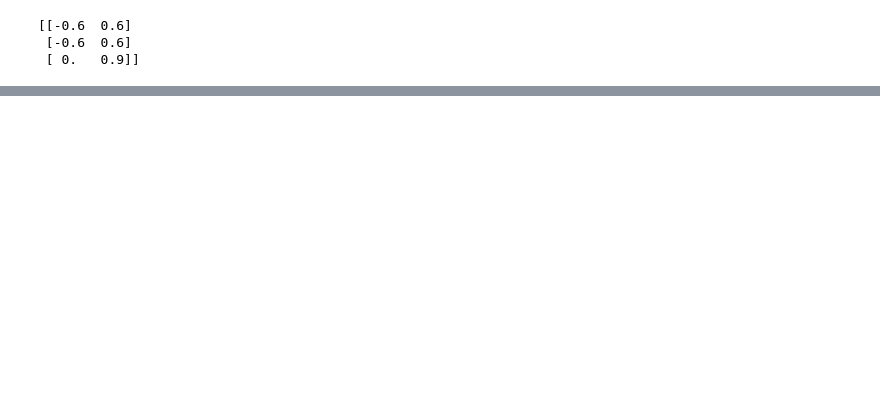
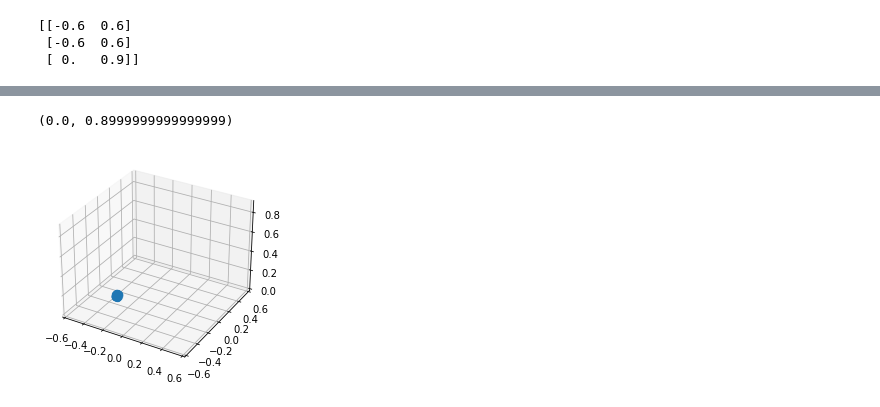
Before and after one commit to jrockholt3/Minkowski_Project, a Jupyter notebook: test_notebook.ipynb, the cells around one changed output, grey strips where cells are left out. Drawn from its saved outputs; the diff is of its cells as text; code cells hidden in the pictures; blank space fills up the shorter version.

```diff
--- a/test_notebook.ipynb
+++ b/test_notebook.ipynb
@@ -34,0 +77,30 @@ print(workspace_limits[2,:])
+# %%
+check = [[0,.01,-.01],[0,.01,0],[0,.01,.01],[0,0,.01],[0,-.01,.01],[0,-.01,0],[0,-.01,-.01],[0,0,-.01],[0,.01,-.01]]
+r_int = int(obj.radius*100)
+x = -1*obj.radius
+r = obj.radius
+coord_list = []
+for i in range(-r_int,r_int+1):
+    done = False
+    y_start = np.sqrt(abs(r**2 - x**2))
+    print(y_start)
+    pos = np.array([x,y_start,0])
+    n = 0
+    while not done:
+        n += 1
+        r_i = y_start
+        for j in range(1,len(check)):
+            if np.round(np.linalg.norm(pos + check[j]),2) == np.round(r_i,2) and np.round(np.linalg.norm(pos + check[j-1]),2) > np.round(r_i,2):
+                coord_list.append(pos+check[j])
+                pos = pos + check[j]
+                j = len(check) + 1
+
+        if np.all(np.round(pos,2)==np.round(np.array([x,y_start,0]),2)):
+            print('made it')
+            done = True
+        elif n > 1e3:
+            done = True
+
+    x = x + .01
+
+print(len(coord_list))
@@ -34,0 +182,14 @@ print(workspace_limits[2,:])
+# %%
+coord_list = np.array(coord_list)
+xx = coord_list[:,0]
+yy = coord_list[:,1]
+zz = coord_list[:,2]
+fig = plt.figure()
+ax = plt.axes(projection='3d')
+ax.scatter3D(xx,yy,zz)
+ax.axes.set_xlim3d(left=-workspace, right=workspace)
+ax.axes.set_ylim3d(bottom=-workspace, top=workspace)
+ax.axes.set_zlim3d(bottom=0, top=workspace+.3)
+# %% [output]
+(0.0, 0.8999999999999999)
+[figure, added]
```
Also changed, not shown: parts of 6 cells of this notebook, 1 other file.
